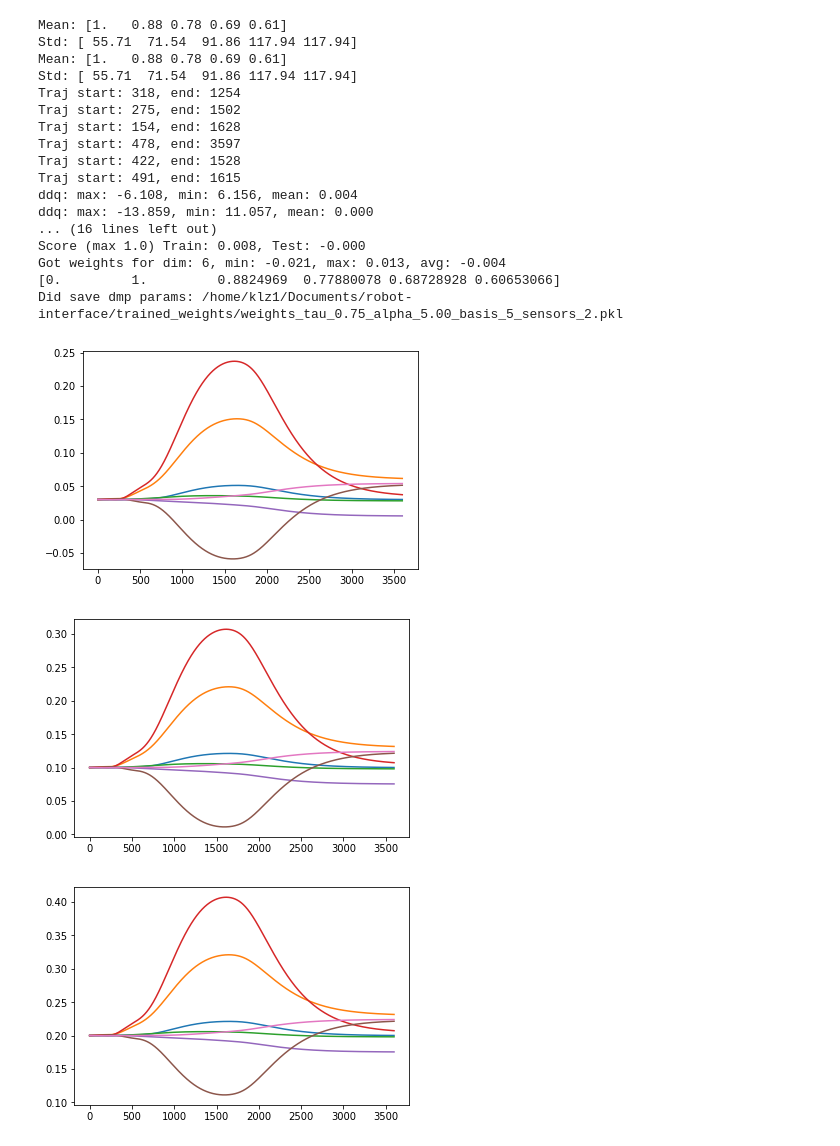
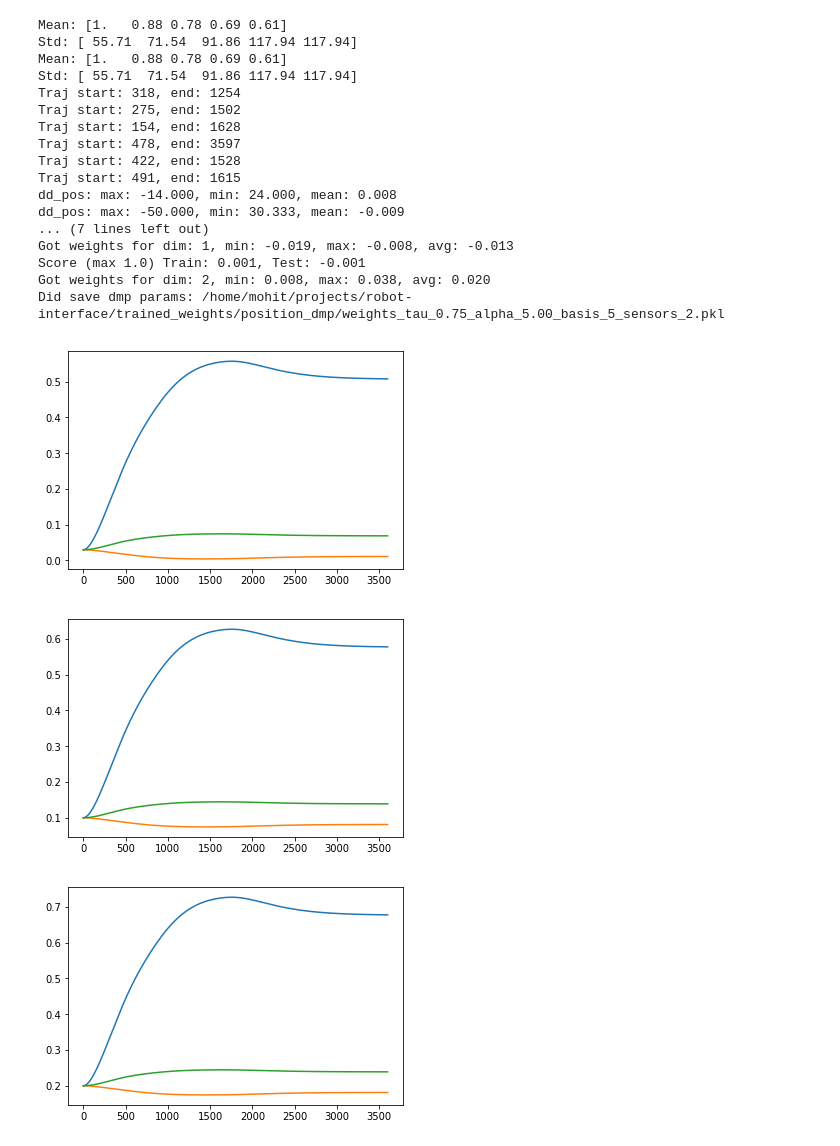
Before and after one commit to iamlab-cmu/robot-interface-public, a Jupyter notebook: notebooks/Visualize_Dmps.ipynb, the cells around one changed output. Drawn from its saved outputs; the diff is of its cells as text; code cells hidden in the pictures.

Commit message:
Add weights for cutting dmps in cartesian space.

```diff
--- a/notebooks/Visualize_Dmps.ipynb
+++ b/notebooks/Visualize_Dmps.ipynb
@@ -12,17 +12,25 @@ from imitation_learning.linear_regression import DMPTrajectory, load_data, train
 from utils.trajectory_utils import truncate_expert_data
 # %%
 h5_path = '../data/traj_cut_Dec_8_7_00_PM/h5/expert_traj.h5'
-num_dims, num_basis, num_sensors = 7, 5, 2
+train_joint_space_dmp = 0
+if train_joint_space_dmp:
+    num_dims, num_basis, num_sensors = 7, 5, 2
+    train_type = 'joint'
+else:
+    num_dims, num_basis, num_sensors = 3, 5, 2
+    train_type = 'position'
+
 dmp_traj = DMPTrajectory(num_dims, num_basis, num_sensors)
 dmp_traj.tau = 0.75
 dmp_traj.alpha = 5.0
 dmp_traj.beta = 5.0/4
-weights = train2(dmp_traj, h5_path)
+weights = train2(dmp_traj, h5_path, train_type)
 
 save_data_dict = {
     'tau':dmp_traj.tau
 }
-save_weights_path = '../trained_weights/weights_tau_{:.2f}_alpha_{:.2f}_basis_{}_sensors_{}.pkl'.format(
+
+save_weights_path = '../trained_weights/position_dmp/weights_tau_{:.2f}_alpha_{:.2f}_basis_{}_sensors_{}.pkl'.format(
     dmp_traj.tau, dmp_traj.alpha, num_basis, num_sensors)
 dmp_traj.save_weights(os.path.abspath(save_weights_path),
                       weights,
@@ -30,43 +38,43 @@ dmp_traj.save_weights(os.path.abspath(save_weights_path),
                       dt=0.001)
 
 all_y, all_dy = [], []
 for i, start_val in enumerate([0.03, 0.1, 0.2]):
     y, dy = dmp_traj.run_dmp_with_weights(
         weights,
         start_val * np.ones((dmp_traj.num_dims)),
         0.001,
         traj_time=3600)
     plt.plot(y)
     plt.show()
     all_y.append(y)
     all_dy.append(dy)
 
 all_y, all_dy = np.array(all_y), np.array(all_dy)
 
 x = dmp_traj.get_x_values(0.001 * np.ones((3600,)))
 plt.plot(x)
 plt.show()
 # %% [output]
 Mean: [1.   0.88 0.78 0.69 0.61]
 Std: [ 55.71  71.54  91.86 117.94 117.94]
 Mean: [1.   0.88 0.78 0.69 0.61]
 Std: [ 55.71  71.54  91.86 117.94 117.94]
 Traj start: 318, end: 1254
 Traj start: 275, end: 1502
 Traj start: 154, end: 1628
 Traj start: 478, end: 3597
 Traj start: 422, end: 1528
 Traj start: 491, end: 1615
-ddq: max: -6.108, min: 6.156, mean: 0.004
-ddq: max: -13.859, min: 11.057, mean: 0.000
-... (16 lines left out)
-Score (max 1.0) Train: 0.008, Test: -0.000
-Got weights for dim: 6, min: -0.021, max: 0.013, avg: -0.004
-[0.         1.         0.8824969  0.77880078 0.68728928 0.60653066]
-Did save dmp params: /home/klz1/Documents/robot-interface/trained_weights/weights_tau_0.75_alpha_5.00_basis_5_sensors_2.pkl
+dd_pos: max: -14.000, min: 24.000, mean: 0.008
+dd_pos: max: -50.000, min: 30.333, mean: -0.009
+... (7 lines left out)
+Got weights for dim: 1, min: -0.019, max: -0.008, avg: -0.013
+Score (max 1.0) Train: 0.001, Test: -0.001
+Got weights for dim: 2, min: 0.008, max: 0.038, avg: 0.020
+Did save dmp params: /home/mohit/projects/robot-interface/trained_weights/position_dmp/weights_tau_0.75_alpha_5.00_basis_5_sensors_2.pkl
-[figure, old version]
+[figure, new version]
-[figure, old version]
+[figure, new version]
-[figure, old version]
+[figure, new version]
 [figure]
 # %%
 def visualize_dmp_trajectories(data, title=""):
```
Also changed, not shown: parts of 2 cells of this notebook, 2 other files.
